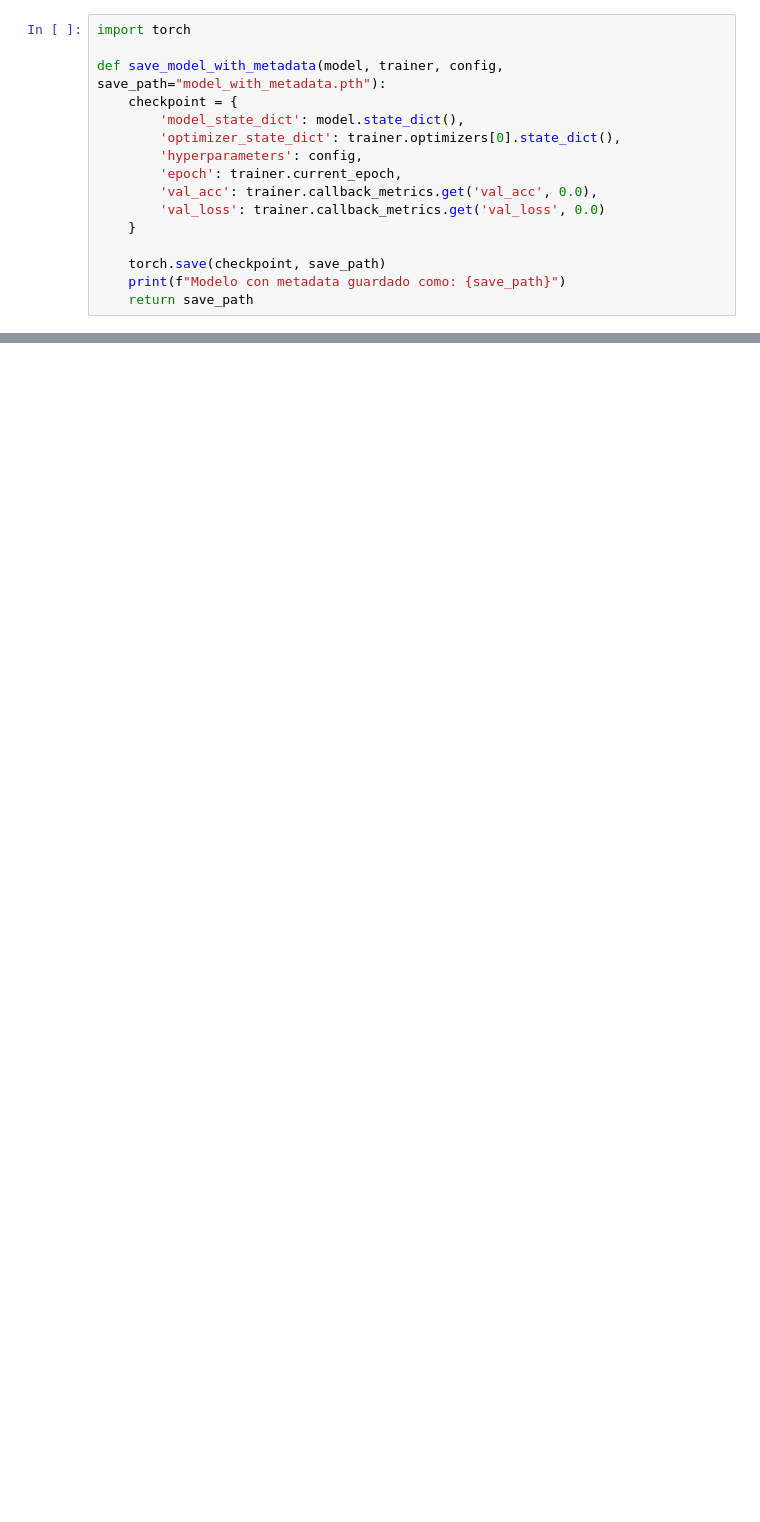
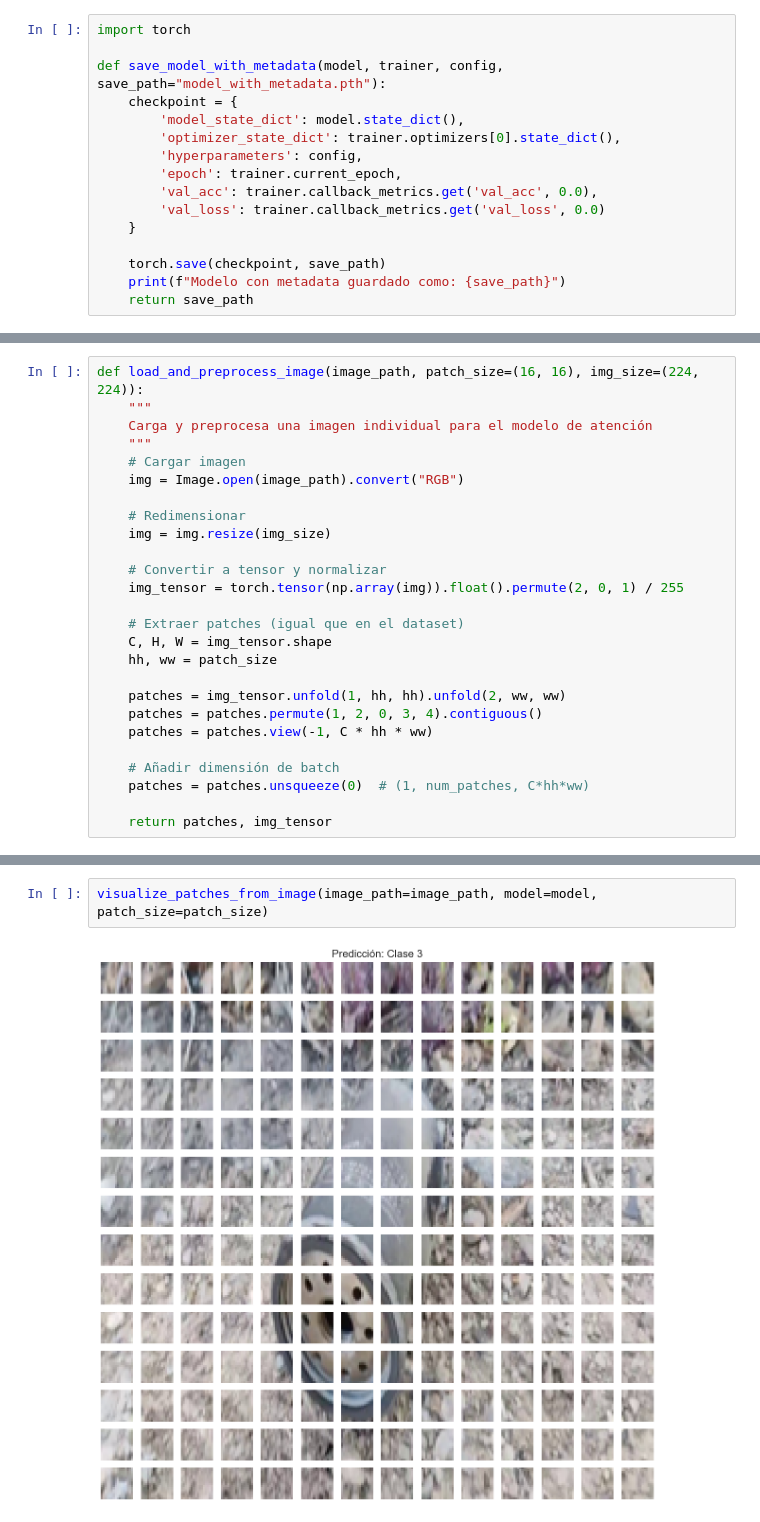
Before and after one commit to bspoloo/SIS421-022025, a Jupyter notebook: Laboratorios/Laboratorio 6/multihead_attention.ipynb, the cells around one changed output, grey strips where cells are left out. Cells and saved outputs as stored; diff of their text form; blank space fills up the shorter version.

```diff
--- a/Laboratorios/Laboratorio 6/multihead_attention.ipynb
+++ b/Laboratorios/Laboratorio 6/multihead_attention.ipynb
@@ -420,0 +590,26 @@ Modelo con metadata guardado como: desechos_model_1.pth
+# %%
+def load_and_preprocess_image(image_path, patch_size=(16, 16), img_size=(224, 224)):
+    """
+    Carga y preprocesa una imagen individual para el modelo de atención
+    """
+    # Cargar imagen
+    img = Image.open(image_path).convert("RGB")
+
+    # Redimensionar
+    img = img.resize(img_size)
+
+    # Convertir a tensor y normalizar
+    img_tensor = torch.tensor(np.array(img)).float().permute(2, 0, 1) / 255
+
+    # Extraer patches (igual que en el dataset)
+    C, H, W = img_tensor.shape
+    hh, ww = patch_size
+
+    patches = img_tensor.unfold(1, hh, hh).unfold(2, ww, ww)
+    patches = patches.permute(1, 2, 0, 3, 4).contiguous()
+    patches = patches.view(-1, C * hh * ww)
+
+    # Añadir dimensión de batch
+    patches = patches.unsqueeze(0)  # (1, num_patches, C*hh*ww)
+
+    return patches, img_tensor
@@ -420,0 +774,4 @@ Modelo con metadata guardado como: desechos_model_1.pth
+# %%
+visualize_patches_from_image(image_path=image_path, model=model, patch_size=patch_size)
+# %% [output]
+[figure, added]
```
Also changed, not shown: parts of 15 cells of this notebook.
